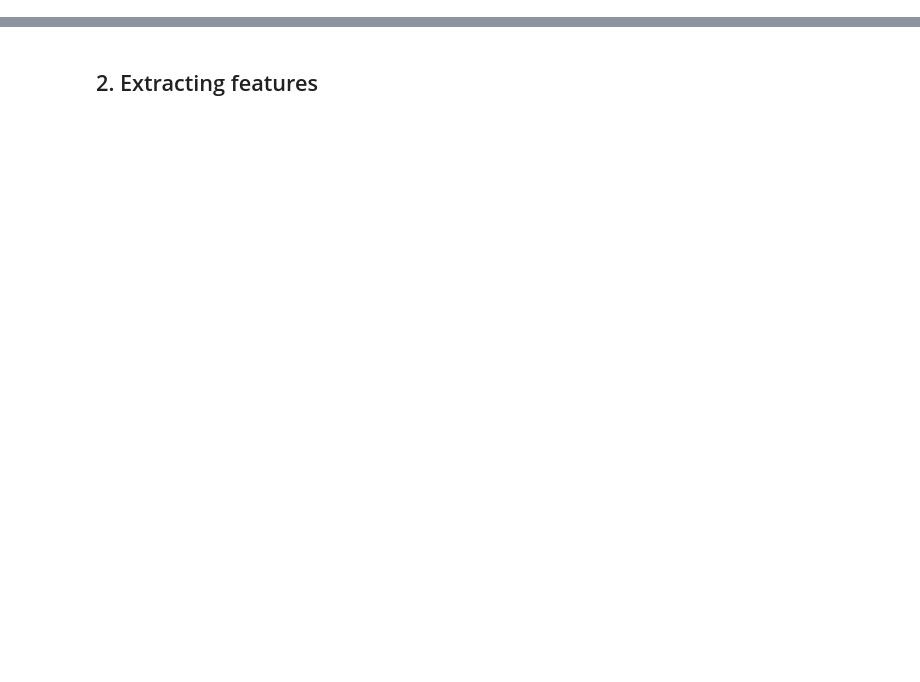
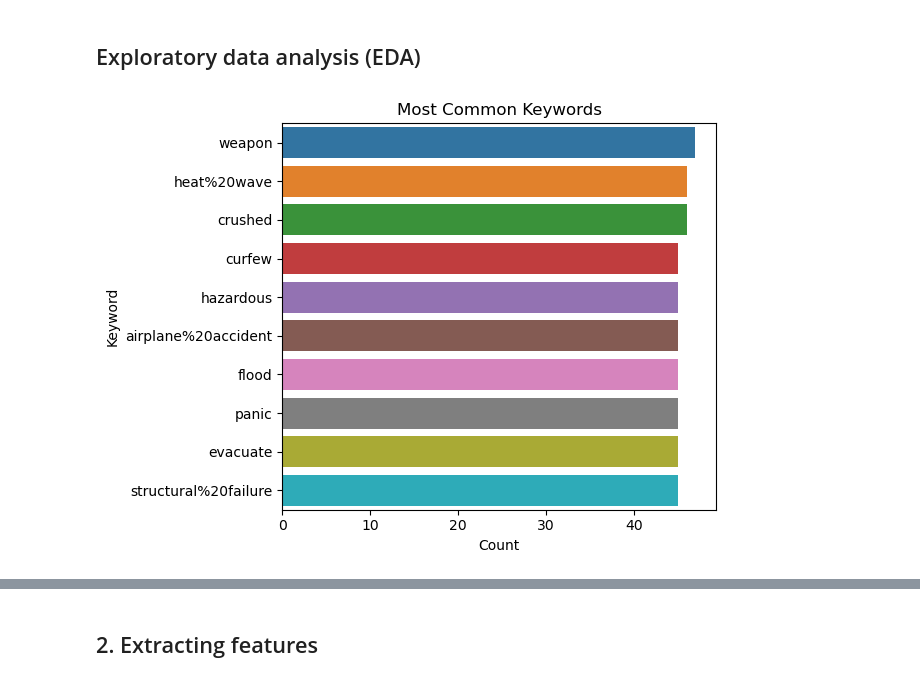
Before and after one commit to magnusrodseth/disaster-tweets, a Jupyter notebook: notebook.ipynb, the cells around one changed output, grey strips where cells are left out. Saved outputs shown, nothing was run; the diff lists cells and outputs as text; code cells hidden in the pictures; blank space fills up the shorter version.

```diff
--- a/notebook.ipynb
+++ b/notebook.ipynb
@@ -65,0 +98,11 @@ df.to_csv('./results/01-remove-features.csv', index=False)
+# %%
+import_remote = True
+
+if import_remote:
+    df_train = pd.read_csv('https://raw.githubusercontent.com/magnusrodseth/it3212/main/data/train.csv', encoding='utf-8')
+    df_test = pd.read_csv('https://raw.githubusercontent.com/magnusrodseth/it3212/main/data/test.csv', encoding='utf-8')
+else:
+    df_train = pd.read_csv('./data/train.csv', encoding='utf-8')
+    df_test = pd.read_csv('./data/test.csv', encoding='utf-8')
+
+df_train.head()
@@ -65,0 +116,15 @@ df.to_csv('./results/01-remove-features.csv', index=False)
+# %% [markdown]
+##  Exploratory data analysis (EDA)
+# %%
+# Plot the most common keywords
+defined_keywords = df_train[df_train['keyword'] != '']['keyword']
+
+plt.figure()
+sns.countplot(y=defined_keywords, order=defined_keywords.value_counts().iloc[:10].index)
+plt.title('Most Common Keywords')
+plt.xlabel('Count')
+plt.ylabel('Keyword')
+plt.tight_layout()
+plt.show()
+# %% [output]
+[figure, added]
```
Also changed, not shown: parts of 87 cells of this notebook, 17 other files.
